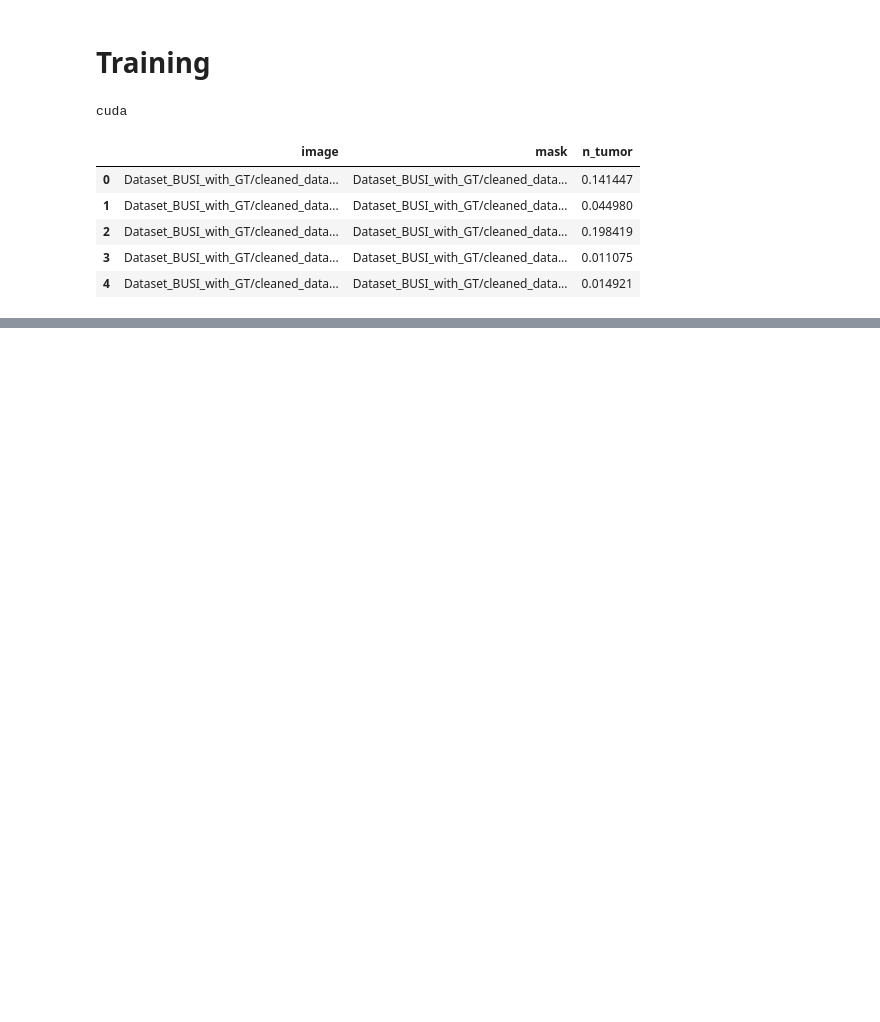
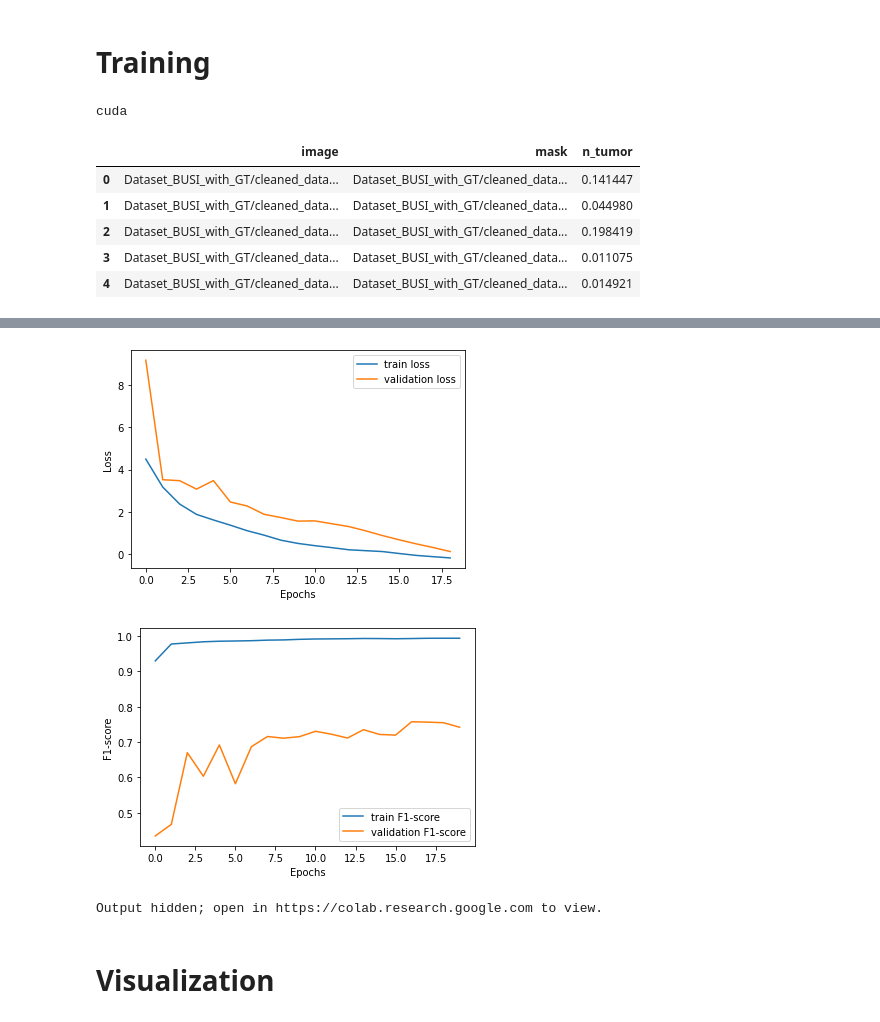
Before and after one commit to ambroiseodt/BoundaryLoss, a Jupyter notebook: main.ipynb, the cells around one changed output, grey strips where cells are left out. Cells and saved outputs as stored; diff of their text form; code cells hidden in the pictures; blank space fills up the shorter version.

```diff
--- a/main.ipynb
+++ b/main.ipynb
@@ -278,0 +547,25 @@ tensor(0.0221, device='cuda:0')
+# %%
+save_dir = 'rebalance_adam'
+os.makedirs(save_dir, exist_ok=True)
+
+train_losses = []
+train_f1s = []
+val_losses = []
+val_f1s = []
+
+best_val_f1 = 0
+for epoch in range(1, EPOCHS + 1):
+    train_loss, train_f1 = train(epoch)
+    val_loss, val_f1 = validation()
+    model_file = save_dir + '/best_model.pth'
+
+    # Fill lists for plotting
+    train_losses.append(train_loss)
+    train_f1s.append(train_f1)
+    val_losses.append(val_loss)
+    val_f1s.append(val_f1)
+
+    if val_f1 > best_val_f1:
+        best_val_f1 = val_f1
+        torch.save(model.state_dict(), model_file)
+        print('Saving model')
@@ -278,0 +625,51 @@ tensor(0.0221, device='cuda:0')
+# %%
+import matplotlib.pyplot as plt
+
+plt.plot(train_losses[1:], label='train loss')
+plt.plot(val_losses[1:], label='validation loss')
+plt.ylabel('Loss')
+plt.xlabel('Epochs')
+plt.legend()
+plt.savefig(save_dir + '/loss.png')
+plt.show()
+
+
+plt.plot(train_f1s[0:], label='train F1-score')
+plt.plot(val_f1s[0:], label='validation F1-score')
+plt.ylabel('F1-score')
+plt.xlabel('Epochs')
+plt.legend()
+plt.savefig(save_dir + '/f1_score.png')
+plt.show()
+# %% [output]
+[figure, added]
+[figure, added]
+# %%
+model_path = 'rebalance_adam' + '/best_model.pth'
+model.load_state_dict(torch.load(model_path))
+
+validation()
+
+for data_dict in val_loader:
+  model.eval()
+  img = data_dict['images'].to(device)
+
+  mask = data_dict['gt']
+  mask_plot = torch.argmax(mask, dim=1)
+  dist_map_label = data_dict['dist_map']
+
+  pred = torch.argmax(model(img), dim=1)
+  pred = model(img)[:, 1, :, :]
+
+  for k in range(len(img)):
+    if mask_plot[k].float().mean() < 0.05:
+      fig, axes = plt.subplots(1, 3, figsize=(10,5))
+      axes[0].imshow(img[k].cpu().numpy()[0], cmap='gray')
+      axes[1].imshow(pred[k].cpu().detach())
+      #plt.colorbar(axes[1].imshow(pred[k].cpu().detach()))
+      axes[2].imshow(mask_plot[k]>0.5)
+      plt.show()
+# %% [output]
+Output hidden; open in https://colab.research.google.com to view.
+# %% [markdown]
+# Visualization
```
Also changed, not shown: parts of 31 cells of this notebook.
